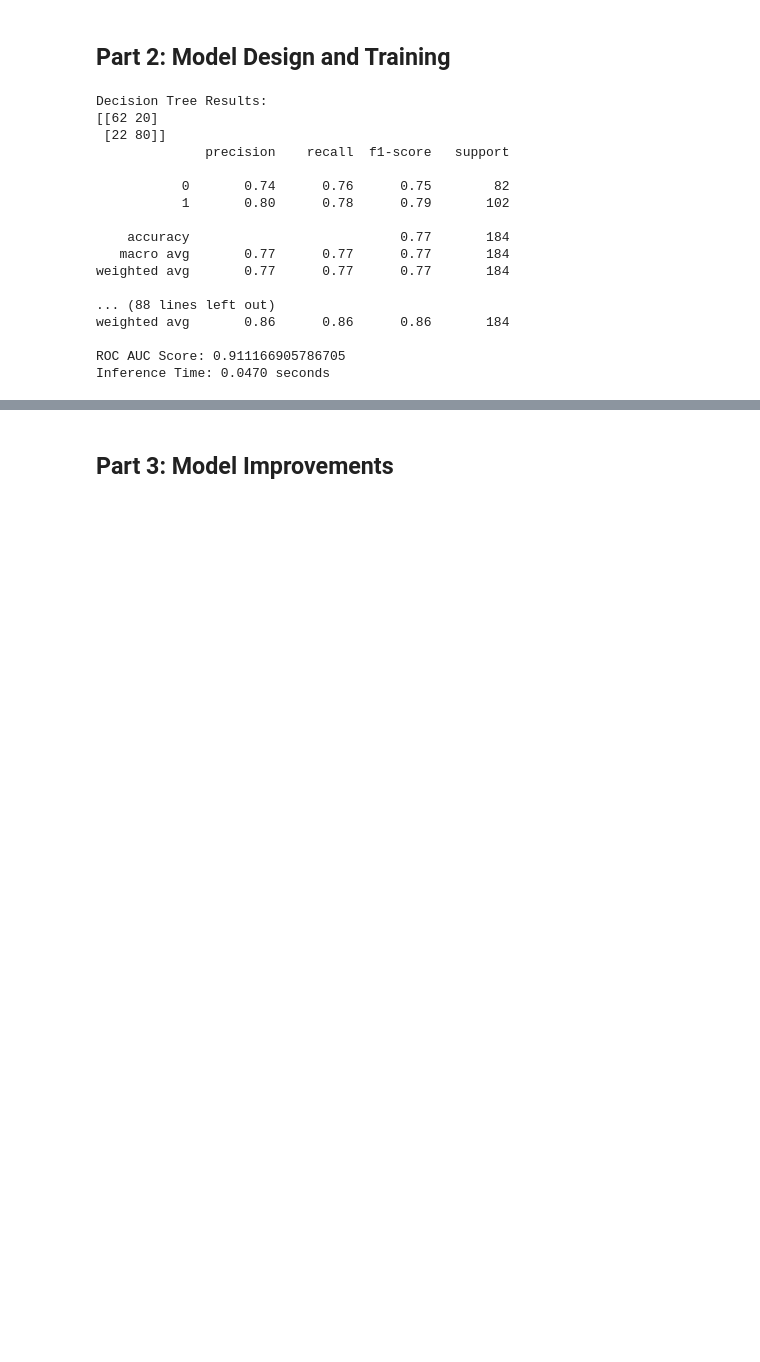
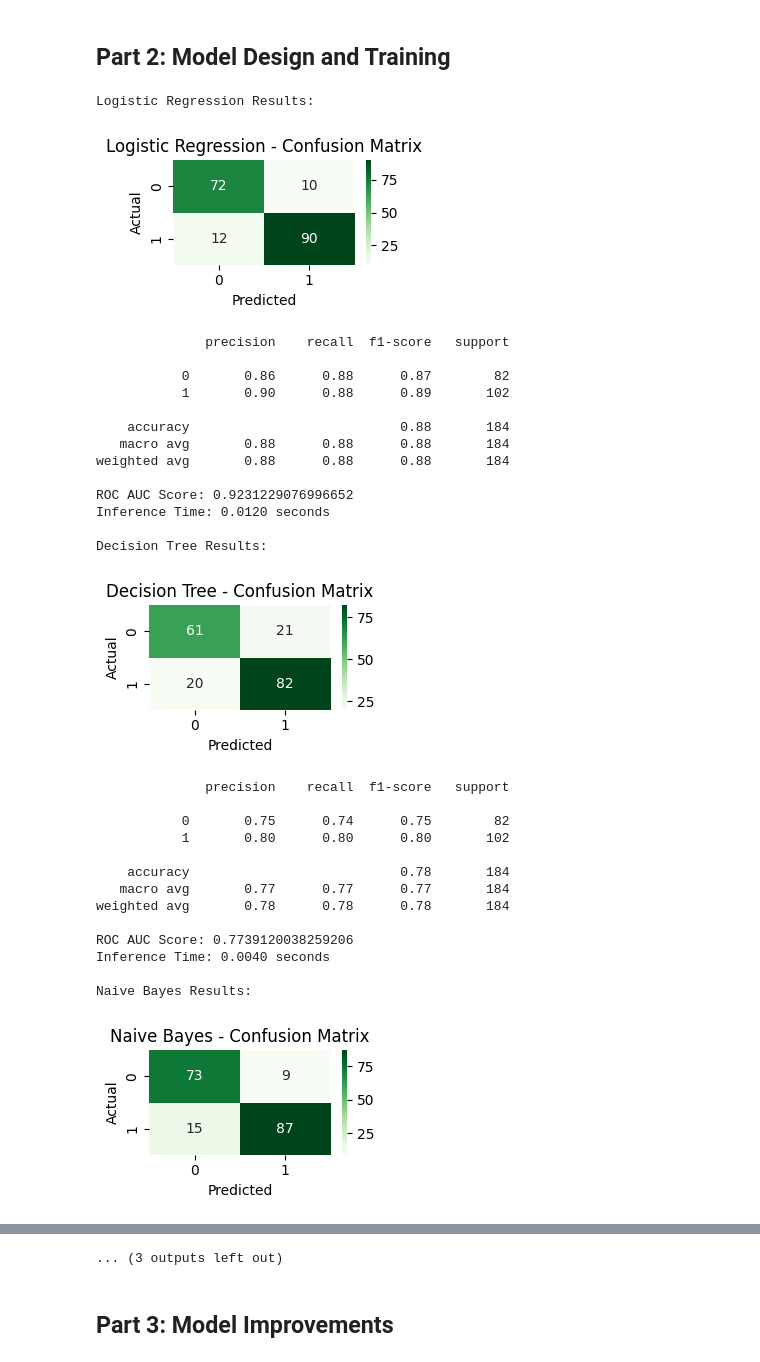
Before and after one commit to SophiaNguyen09/CECS456-Final-Project, a Jupyter notebook: FinalProject.ipynb, the cells around one changed output, grey strips where cells are left out. Cells and saved outputs as stored; diff of their text form; code cells hidden in the pictures; blank space fills up the shorter version.

```diff
--- a/FinalProject.ipynb
+++ b/FinalProject.ipynb
@@ -219,23 +248,43 @@ def train_model(X_train, y_train, X_test, y_test, clock=False, return_summary=Fa
 
     return [results, times, summary]
 # %%
-temp = train_model(X_train_balanced, y_train_balanced, X_test, y_test, clock=True, return_summary=True)
-balanced_results = temp[0]
+results, times, summary = train_model(X_train_balanced, y_train_balanced, X_test, y_test, models, clock=True, return_summary=True)
+
+# Convert summary to DataFrame
+summary_df = pd.DataFrame(summary)
+# Sort and visualize
+summary_df = summary_df.sort_values(by= 'F1 Score' , ascending=False)
+
+print('\n=== Summary Metrics ===')
+print(summary_df)
 # %% [output]
-Decision Tree Results:
-[[62 20]
- [22 80]]
-              precision    recall  f1-score   support
-
-           0       0.74      0.76      0.75        82
-           1       0.80      0.78      0.79       102
-
-    accuracy                           0.77       184
-   macro avg       0.77      0.77      0.77       184
-weighted avg       0.77      0.77      0.77       184
-
-... (88 lines left out)
-weighted avg       0.86      0.86      0.86       184
-
-ROC AUC Score: 0.911166905786705
-Inference Time: 0.0470 seconds
+Logistic Regression Results:
+[figure, added]
+              precision    recall  f1-score   support
+
+           0       0.86      0.88      0.87        82
+           1       0.90      0.88      0.89       102
+
+    accuracy                           0.88       184
+   macro avg       0.88      0.88      0.88       184
+weighted avg       0.88      0.88      0.88       184
+
+ROC AUC Score: 0.9231229076996652
+Inference Time: 0.0120 seconds
+
+Decision Tree Results:
+[figure, added]
+              precision    recall  f1-score   support
+
+           0       0.75      0.74      0.75        82
+           1       0.80      0.80      0.80       102
+
+    accuracy                           0.78       184
+   macro avg       0.77      0.77      0.77       184
+weighted avg       0.78      0.78      0.78       184
+
+ROC AUC Score: 0.7739120038259206
+Inference Time: 0.0040 seconds
+
+Naive Bayes Results:
+[figure, added]
@@ -242,3 +333,4 @@ Inference Time: 0.0470 seconds
+... (3 outputs left out)
 # %% [markdown]
 ## Part 3: Model Improvements
 # %% [markdown]
```
Also changed, not shown: parts of 7 cells of this notebook.
